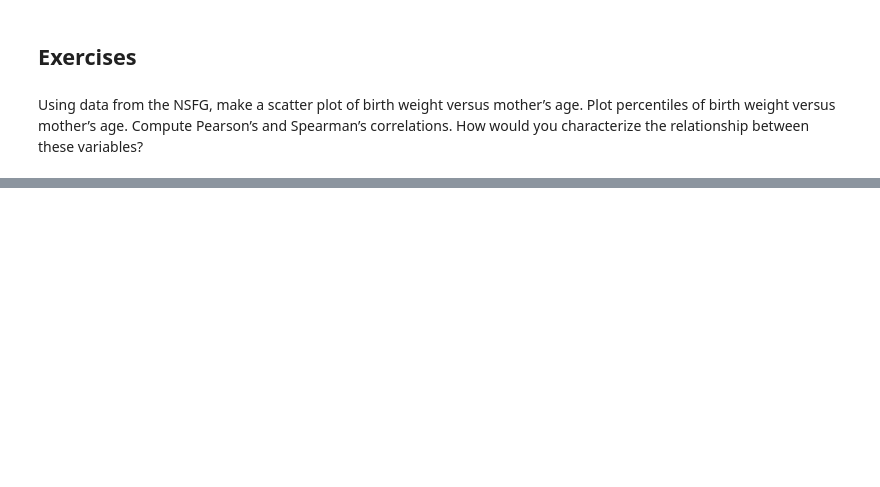
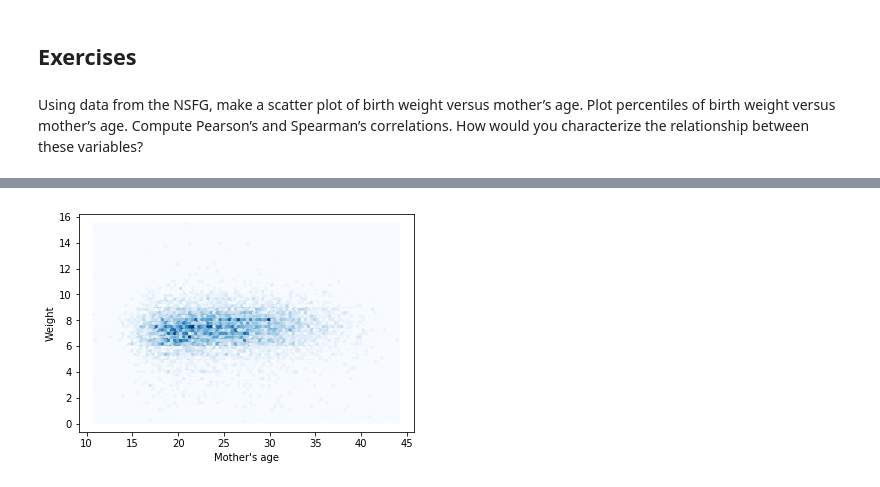
Before and after one commit to ejulio/ThinkStats2, a Jupyter notebook: code/chap07ex.ipynb, the cells around one changed output, grey strips where cells are left out. Drawn from its saved outputs; the diff is of its cells as text; code cells hidden in the pictures; blank space fills up the shorter version.

```diff
--- a/code/chap07ex.ipynb
+++ b/code/chap07ex.ipynb
@@ -306,0 +305,6 @@ live = live.dropna(subset=['agepreg', 'totalwgt_lb'])
+# %%
+# hexbin plot
+thinkplot.HexBin(live.agepreg, live.totalwgt_lb)
+thinkplot.Config(xlabel="Mother's age", ylabel='Weight', legend=False)
+# %% [output]
+[figure, added]
```
Also changed, not shown: parts of 17 cells of this notebook.
